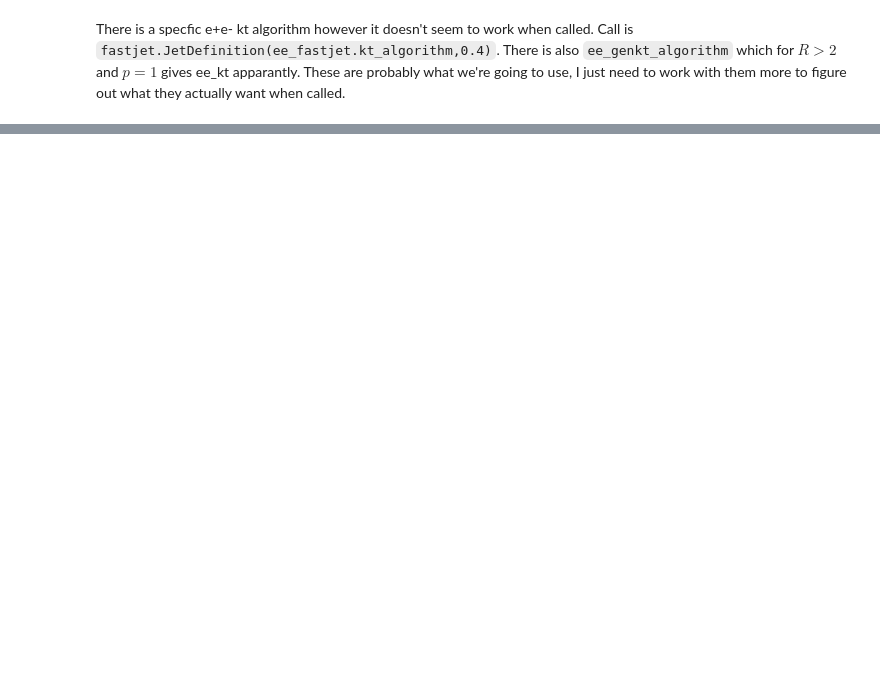
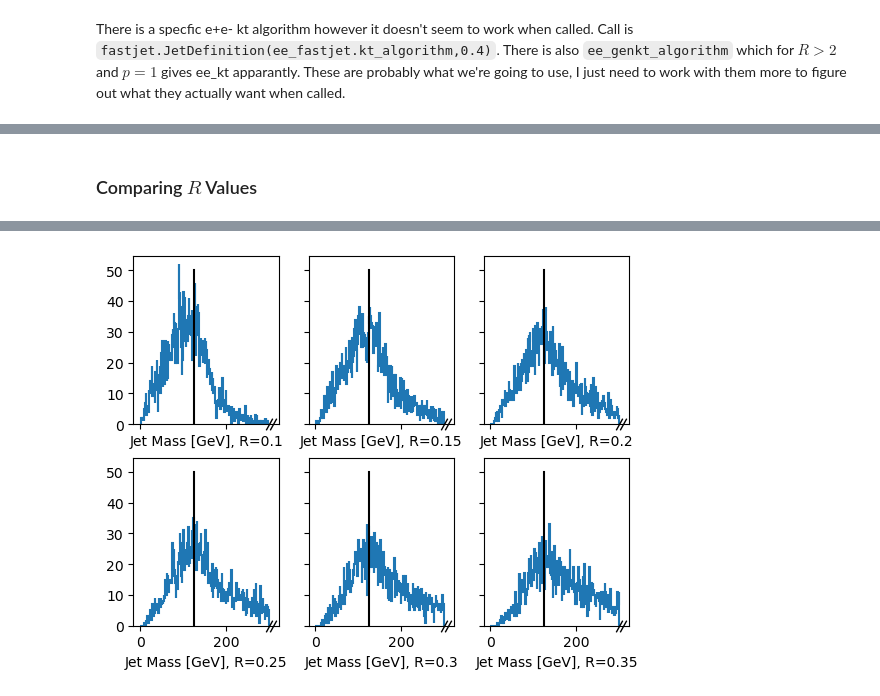
Before and after one commit to jbrewster7/jet_reco, a Jupyter notebook: learning_fastjet.ipynb, the cells around one changed output, grey strips where cells are left out. Saved outputs shown, nothing was run; the diff lists cells and outputs as text; code cells hidden in the pictures; blank space fills up the shorter version.

```diff
--- a/learning_fastjet.ipynb
+++ b/learning_fastjet.ipynb
@@ -76,0 +92,39 @@ UserWarning: dcut and exclusive jets for jet-finders other than kt, C/A or genkt
+# %% [markdown]
+### Comparing $R$ Values
+# %%
+%%time
+fig,axs = plt.subplots(nrows=2, ncols=3, sharex=True, sharey=True)
+k = 6
+R = [0.1,0.15,0.2,0.25,0.3,0.35]
+
+for n in range(k):
+    jetdef = fastjet.JetDefinition(fastjet.kt_algorithm,R[n])
+
+    cluster = fastjet.ClusterSequence(no_muons, jetdef).exclusive_jets(n_jets=2)
+
+    jets = dak.zip(
+        {
+            'x': cluster["px"],
+            'y': cluster["py"],
+            'z': cluster["pz"],
+            't': cluster["E"],
+        },
+        with_name="LorentzVector",
+        behavior=events.PandoraPFOs.behavior,
+    )
+
+    jetpair = dak.combinations(jets, 2, fields=["jet1", "jet2"],axis=1) # all jet pairs
+
+
+    energy_hist_clusters = (
+        hda.Hist.new.Reg(250, 0, 300, name="energy", label=f"Jet Mass [GeV], R={R[n]}")
+        .Double()
+        .fill(dak.flatten((jetpair.jet1 + jetpair.jet2).mass))
+    )
+#     print((axs.flatten()[n]))
+    energy_hist_clusters.compute().plot1d(label=f'R = {R[n]}',ax=axs.flatten()[n])
+    dak.necessary_columns(energy_hist_clusters)
+
+
+    axs.flatten()[n].plot([125,125],[0,50],'black')
+# %% [output]
@@ -76,0 +139 @@ UserWarning: dcut and exclusive jets for jet-finders other than kt, C/A or genkt
+[figure, added]
```
Also changed, not shown: parts of 32 cells of this notebook.
